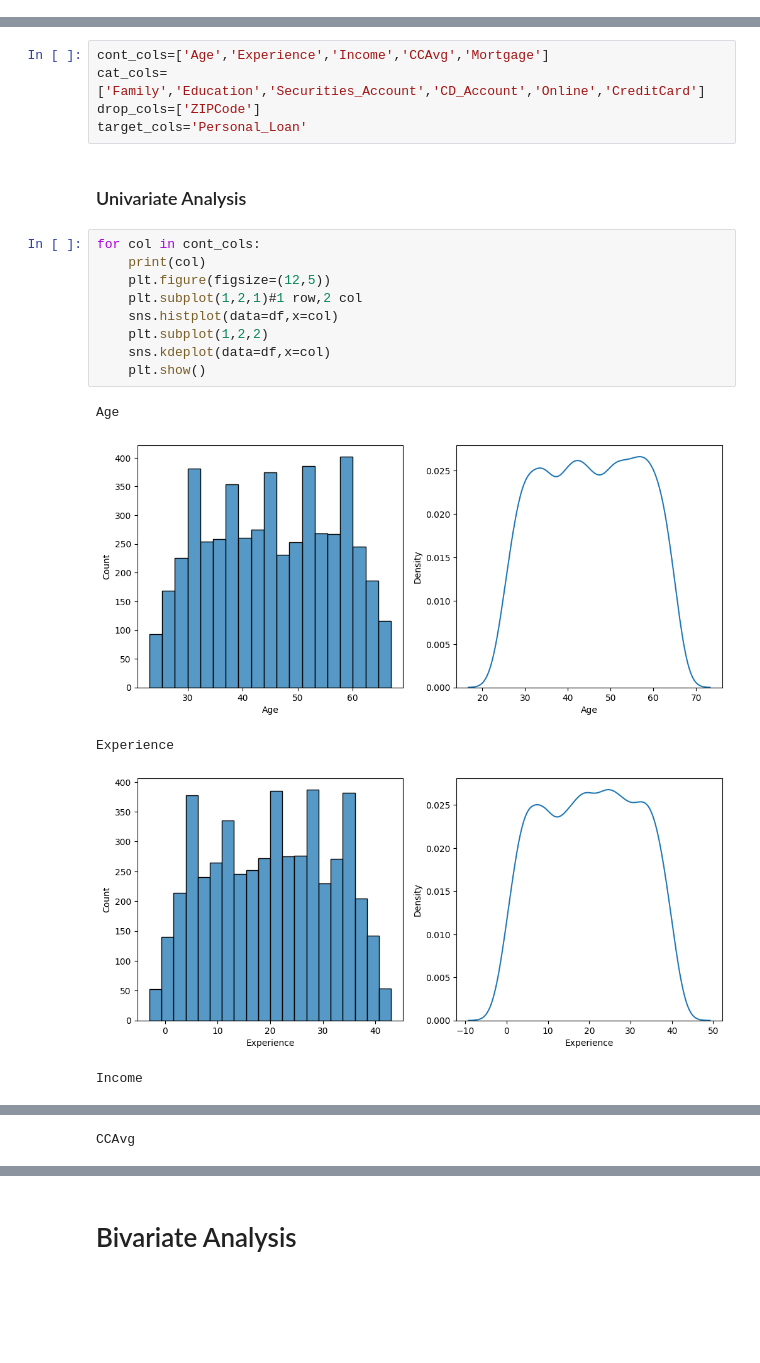
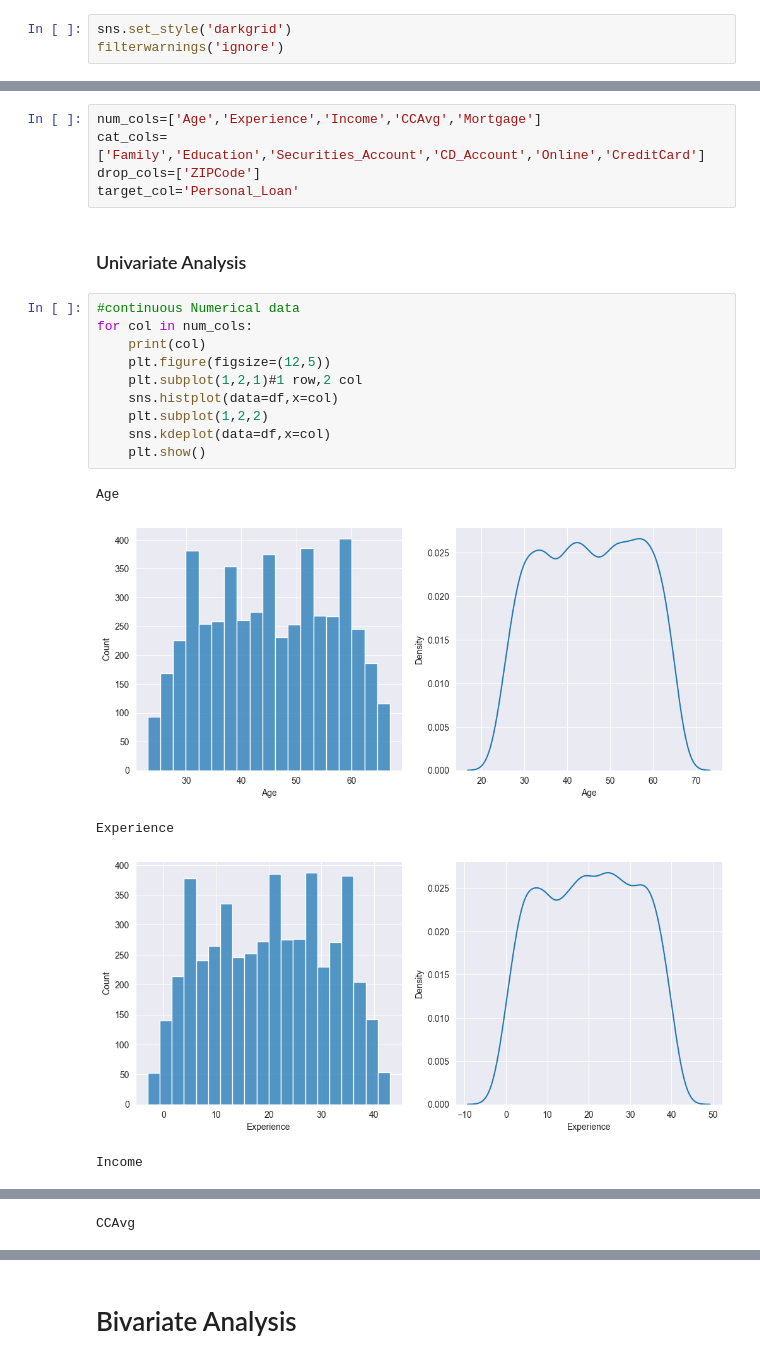
Before and after one commit to 1Amankabra/ML-AI-IT, a Jupyter notebook: Loan/Untitled-1.ipynb, the cells around one changed output, grey strips where cells are left out. Drawn from its saved outputs; the diff is of its cells as text; blank space fills up the shorter version.

```diff
--- a/Loan/Untitled-1.ipynb
+++ b/Loan/Untitled-1.ipynb
@@ -3,3 +3,6 @@ import pandas as pd
 import matplotlib.pyplot as plt
 import seaborn as sns
 from warnings import filterwarnings
+# %%
+sns.set_style('darkgrid')
+filterwarnings('ignore')
@@ -63,24 +84,25 @@ Age
 Name: count, dtype: int64
 --------------------
 # %%
-cont_cols=['Age','Experience','Income','CCAvg','Mortgage']
+num_cols=['Age','Experience','Income','CCAvg','Mortgage']
 cat_cols=['Family','Education','Securities_Account','CD_Account','Online','CreditCard']
 drop_cols=['ZIPCode']
-target_cols='Personal_Loan'
+target_col='Personal_Loan'
 # %% [markdown]
 ### Univariate Analysis
 # %%
-for col in cont_cols:
+#continuous Numerical data
+for col in num_cols:
     print(col)
     plt.figure(figsize=(12,5))
     plt.subplot(1,2,1)#1 row,2 col
     sns.histplot(data=df,x=col)
     plt.subplot(1,2,2)
     sns.kdeplot(data=df,x=col)
     plt.show()
 # %% [output]
 Age
-[figure, old version]
+[figure, new version]
 Experience
-[figure, old version]
+[figure, new version]
 Income
```
Also changed, not shown: parts of 36 cells of this notebook, 5 other files.
